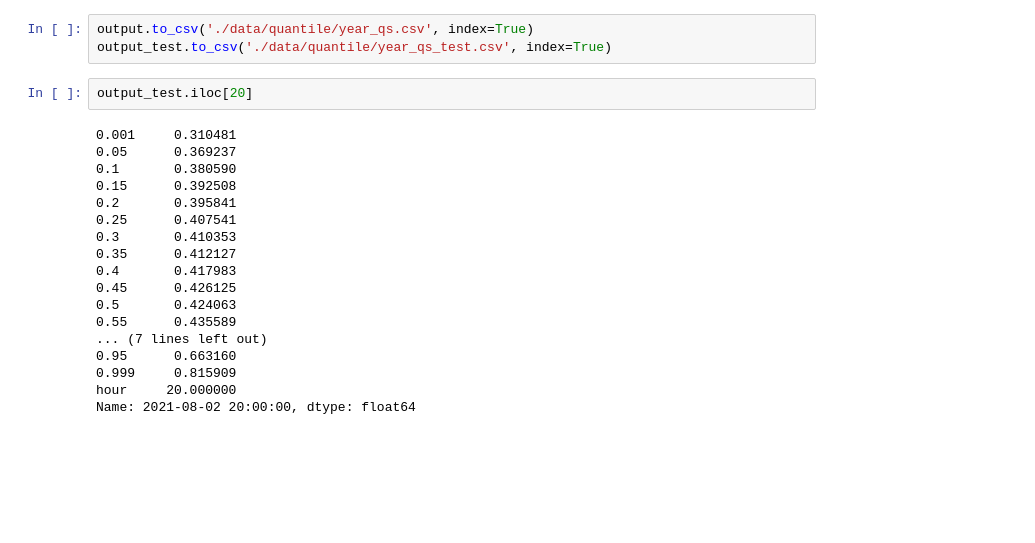
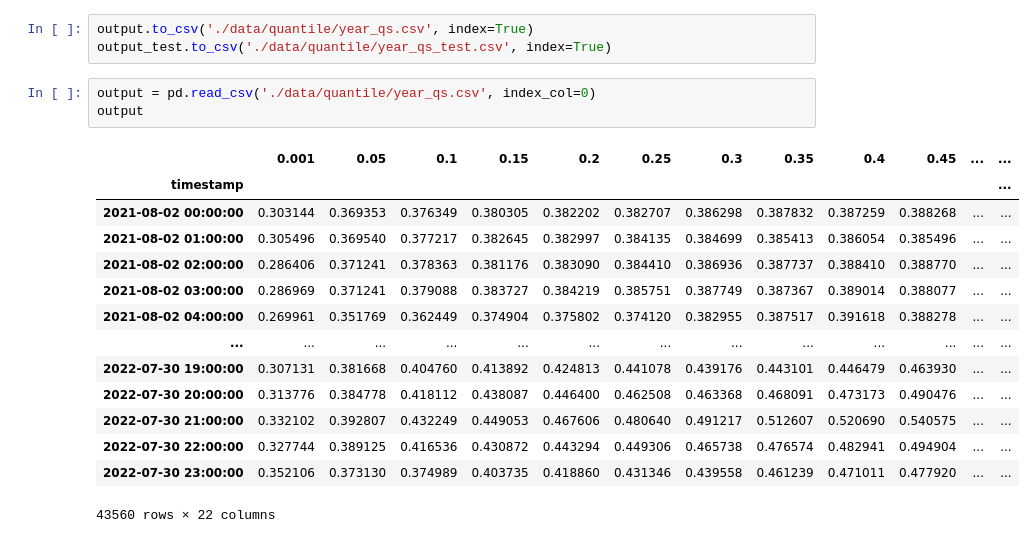
Before and after one commit to ujohn33/Predict-Optimize-Revise, a Jupyter notebook: notebooks/quantiles_minus24.ipynb, the cells around one changed output. Cells and saved outputs as stored; diff of their text form; blank space fills up the shorter version.

Commit message:
quantile_24_training

```diff
--- a/notebooks/quantiles_minus24.ipynb
+++ b/notebooks/quantiles_minus24.ipynb
@@ -129,23 +144,21 @@ output_test = post_process(output_test)
 # %%
 output.to_csv('./data/quantile/year_qs.csv', index=True)
 output_test.to_csv('./data/quantile/year_qs_test.csv', index=True)
-# %%
-output_test.iloc[20]
-# %% [output]
-0.001     0.310481
-0.05      0.369237
-0.1       0.380590
-0.15      0.392508
-0.2       0.395841
-0.25      0.407541
-0.3       0.410353
-0.35      0.412127
-0.4       0.417983
-0.45      0.426125
-0.5       0.424063
-0.55      0.435589
-... (7 lines left out)
-0.95      0.663160
-0.999     0.815909
-hour     20.000000
-Name: 2021-08-02 20:00:00, dtype: float64
+# %%
+output = pd.read_csv('./data/quantile/year_qs.csv', index_col=0)
+output
+# %% [output]
+|  | 0.001 | 0.05 | 0.1 | 0.15 | 0.2 | 0.25 | 0.3 | 0.35 | 0.4 | 0.45 | ... | ... |
+| timestamp |  |  |  |  |  |  |  |  |  |  |  | ... |
+| 2021-08-02 00:00:00 | 0.303144 | 0.369353 | 0.376349 | 0.380305 | 0.382202 | 0.382707 | 0.386298 | 0.387832 | 0.387259 | 0.388268 | ... | ... |
+| 2021-08-02 01:00:00 | 0.305496 | 0.369540 | 0.377217 | 0.382645 | 0.382997 | 0.384135 | 0.384699 | 0.385413 | 0.386054 | 0.385496 | ... | ... |
+| 2021-08-02 02:00:00 | 0.286406 | 0.371241 | 0.378363 | 0.381176 | 0.383090 | 0.384410 | 0.386936 | 0.387737 | 0.388410 | 0.388770 | ... | ... |
+| 2021-08-02 03:00:00 | 0.286969 | 0.371241 | 0.379088 | 0.383727 | 0.384219 | 0.385751 | 0.387749 | 0.387367 | 0.389014 | 0.388077 | ... | ... |
+| 2021-08-02 04:00:00 | 0.269961 | 0.351769 | 0.362449 | 0.374904 | 0.375802 | 0.374120 | 0.382955 | 0.387517 | 0.391618 | 0.388278 | ... | ... |
+| ... | ... | ... | ... | ... | ... | ... | ... | ... | ... | ... | ... | ... |
+| 2022-07-30 19:00:00 | 0.307131 | 0.381668 | 0.404760 | 0.413892 | 0.424813 | 0.441078 | 0.439176 | 0.443101 | 0.446479 | 0.463930 | ... | ... |
+| 2022-07-30 20:00:00 | 0.313776 | 0.384778 | 0.418112 | 0.438087 | 0.446400 | 0.462508 | 0.463368 | 0.468091 | 0.473173 | 0.490476 | ... | ... |
+| 2022-07-30 21:00:00 | 0.332102 | 0.392807 | 0.432249 | 0.449053 | 0.467606 | 0.480640 | 0.491217 | 0.512607 | 0.520690 | 0.540575 | ... | ... |
+| 2022-07-30 22:00:00 | 0.327744 | 0.389125 | 0.416536 | 0.430872 | 0.443294 | 0.449306 | 0.465738 | 0.476574 | 0.482941 | 0.494904 | ... | ... |
+| 2022-07-30 23:00:00 | 0.352106 | 0.373130 | 0.374989 | 0.403735 | 0.418860 | 0.431346 | 0.439558 | 0.461239 | 0.471011 | 0.477920 | ... | ... |
+43560 rows × 22 columns
```
Also changed, not shown: parts of 10 cells of this notebook, 1 other file.
